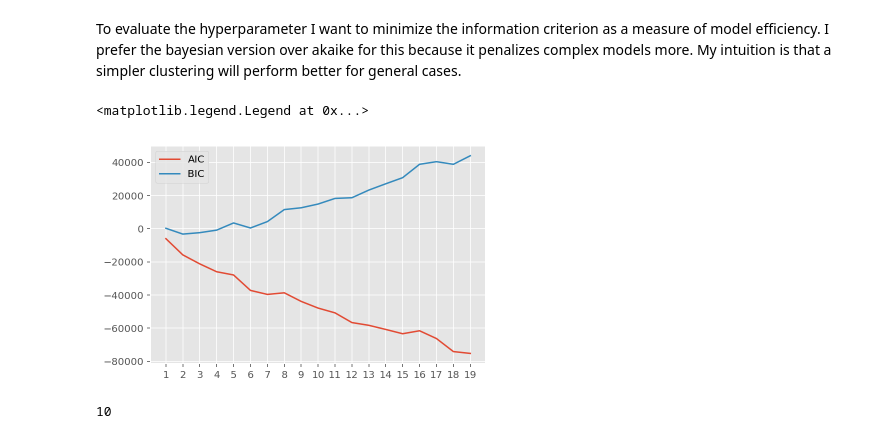
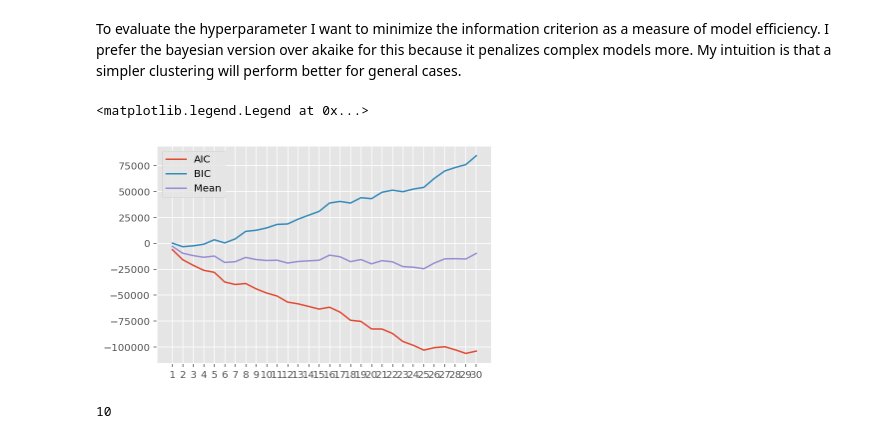
Before and after one commit to mttmac/glance, a Jupyter notebook: notebooks/VAE_clustering.ipynb, the cells around one changed output. Saved outputs shown, nothing was run; the diff lists cells and outputs as text; code cells hidden in the pictures.

```diff
--- a/notebooks/VAE_clustering.ipynb
+++ b/notebooks/VAE_clustering.ipynb
@@ -76,21 +76,23 @@ print(latents.shape)
 To evaluate the hyperparameter I want to minimize the information criterion as a measure of model efficiency. I prefer the bayesian version over akaike for this because it penalizes complex models more. My intuition is that a simpler clustering will perform better for general cases.
 # %%
 # Select model based on lowest BIC score
-aic = []
-bic = []
-n_range = range(1, 20)
-for n in n_range:
+n_range = range(1, 31)
+aic = np.zeros(len(n_range))
+bic = np.zeros(len(n_range))
+for i, n in enumerate(n_range):
     gmm = GaussianMixture(n_components=n,
                           covariance_type='full',
                           random_state=0)
     gmm = gmm.fit(train_latents)
-    aic.append(gmm.aic(train_latents))
-    bic.append(gmm.bic(train_latents))
+    aic[i] = gmm.aic(train_latents)
+    bic[i] = gmm.bic(train_latents)
 plt.plot(n_range, aic, label="AIC")
 plt.plot(n_range, bic, label='BIC')
+mic = np.stack([aic, bic]).mean(axis=0)
+plt.plot(n_range, mic, label='Mean')
 plt.xticks(n_range)
 plt.legend()
 # %% [output]
 <matplotlib.legend.Legend at 0x...>
-[figure, old version]
+[figure, new version]
 # %%
```
Also changed, not shown: parts of 2 cells of this notebook, 8 other files.
